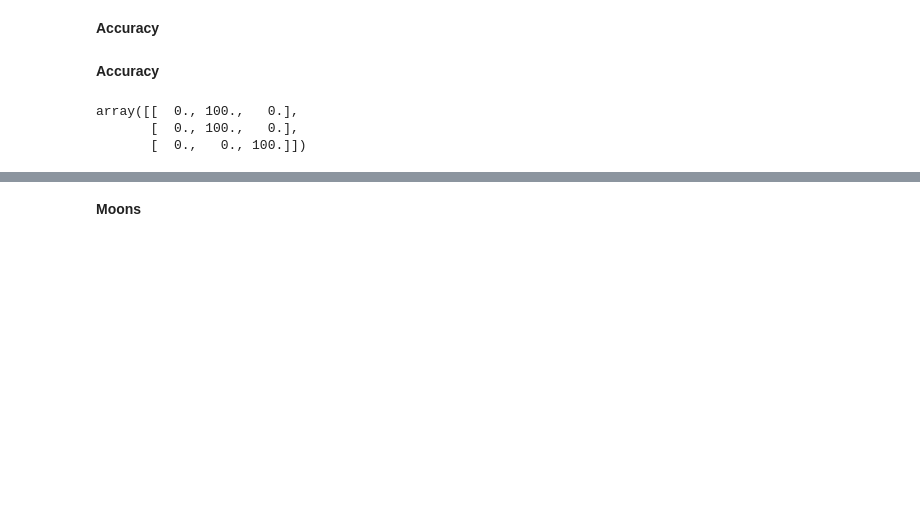
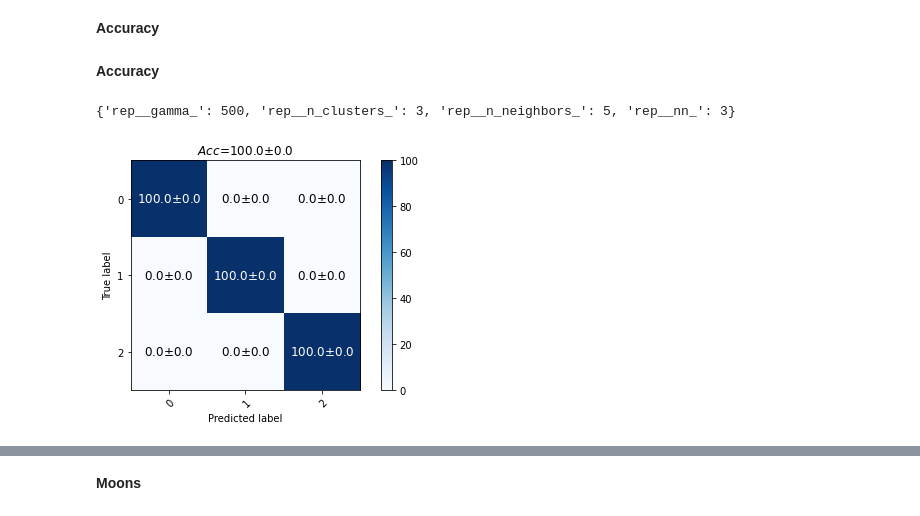
Before and after one commit to Bryan0122/PRI, a Jupyter notebook: PRI_Test.ipynb, the cells around one changed output, grey strips where cells are left out. Saved outputs shown, nothing was run; the diff lists cells and outputs as text; code cells hidden in the pictures; blank space fills up the shorter version.

```diff
--- a/PRI_Test.ipynb
+++ b/PRI_Test.ipynb
@@ -523,12 +529,13 @@ best_estimators_sgdn = SGDN['best_models']
 best_parameters_sgdn = SGDN['best_parameters']
 # %% [markdown]
 **Accuracy**
-# %%
-np.mean(cmc_sc,axis=0)
-# %% [output]
-array([[  0., 100.,   0.],
-       [  0., 100.,   0.],
-       [  0.,   0., 100.]])
+# %%
+plot_confusion_matrix_MS(np.mean(cmc_sc,axis=0), np.std(cmc_sc,axis=0), np.unique(labels_happy))
+plt.title('${Acc}$='+ format(np.mean(acc_sc),'.1f') +'$\pm$'+ format(np.std(acc_sc),'.1f'))
+print(best_parameters_sc[0])
+# %% [output]
+{'rep__gamma_': 500, 'rep__n_clusters_': 3, 'rep__n_neighbors_': 5, 'rep__nn_': 3}
+[figure, added]
 # %%
 plot_confusion_matrix_MS(np.mean(cmc_knn,axis=0), np.std(cmc_knn,axis=0), np.unique(labels_happy))
 plt.title('${Acc}$='+ format(np.mean(acc_knn),'.1f') +'$\pm$'+ format(np.std(acc_knn),'.1f'))
```
Also changed, not shown: parts of 12 cells of this notebook.
